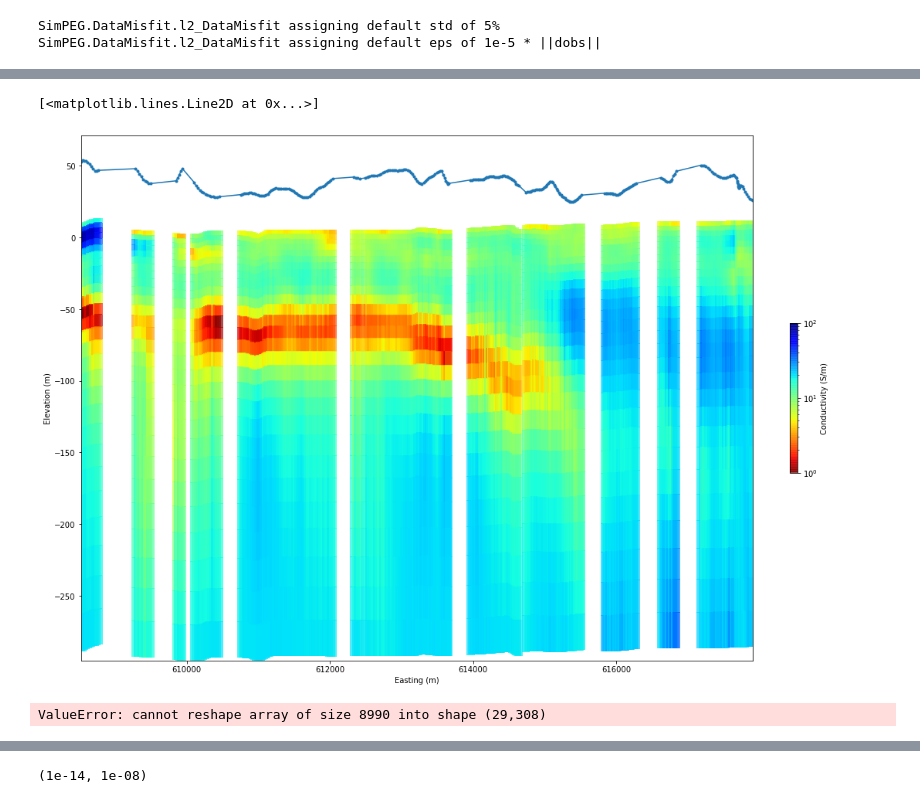
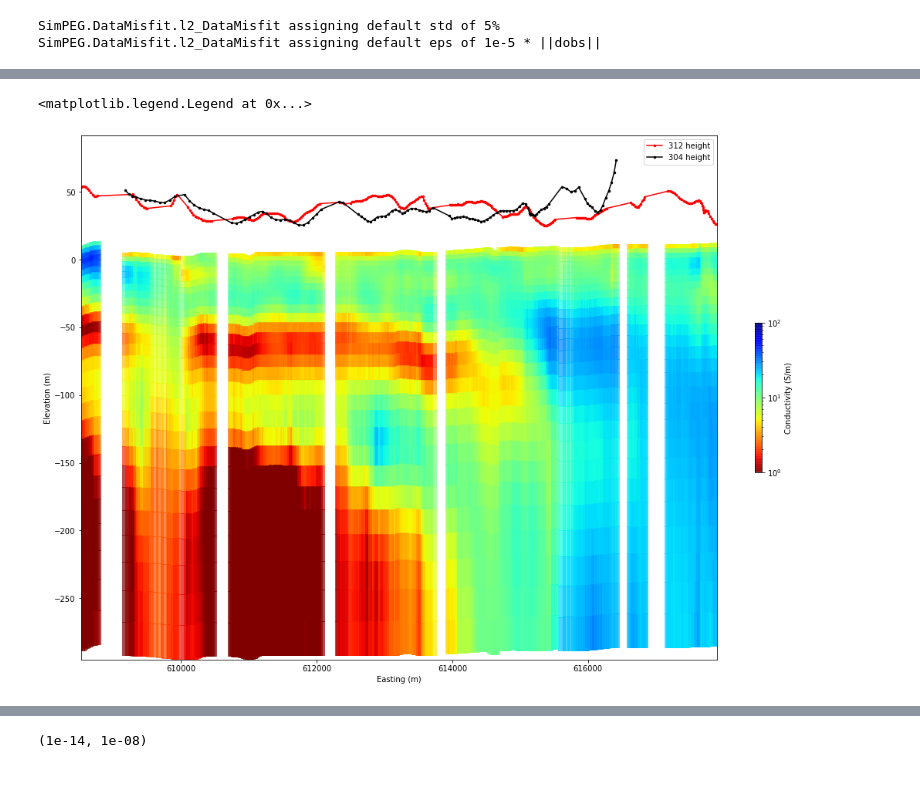
Before and after one commit to igotchalk/timelapseAEM, a Jupyter notebook: notebook/2D_2017-2019_together.ipynb, the cells around one changed output, grey strips where cells are left out. Saved outputs shown, nothing was run; the diff lists cells and outputs as text; code cells hidden in the pictures.

```diff
--- a/notebook/2D_2017-2019_together.ipynb
+++ b/notebook/2D_2017-2019_together.ipynb
@@ -32,28 +32,23 @@ df17 = df17.assign(skytem_type=304)
 df19 = df19.assign(skytem_type=312)
 # df = pd.concat((df17,df19),sort=False)
 # %%
-df = pd.read_pickle(datadir.joinpath('processed_df_1719.pkl'))
 line = 100501
 
-df = df.loc[df.skytem_type==312,:]
+df = pd.read_pickle(datadir.joinpath('processed_df_1719.pkl'))
+# df = df.loc[df.skytem_type==304,:]
 df =  df.loc[df.LINE_NO==line,:]
 
 
 ch1_cols = [c for c in df.columns if c.startswith('DBDT_Ch1')]
 ch2_cols = [c for c in df.columns if c.startswith('DBDT_Ch2')]
-NoGatesLM=28
-NoGatesHM=37
 
 
-
-
+#Remove soundings with few time gates
+thresh = 15
 msk = df.loc[df.CHANNEL_NO==1,ch1_cols]==9999.
-thresh = 10
 rm_mask = (df.loc[df.CHANNEL_NO==1,ch1_cols]==9999.).sum(axis=1) > thresh
 remove_inds = rm_mask[rm_mask==True].index
-# remove_inds = (msk.sum(axis=1) > thresh).index
 df = df.drop(index=np.r_[remove_inds,remove_inds+1])
-# df = df.drop(index=remove_inds+1)
 # %%
 # df = pd.read_pickle(datadir.joinpath('processed_df_1719.pkl'))
 
@@ -70,6 +68,7 @@ dem = df.loc[msk,'ELEVATION'].values[:]
 height = df.loc[msk,'INVALT'].values[:]
 # height = df.loc[msk,'TX_ALTITUDE'].values[:]
 system = df.loc[msk,'skytem_type'].values[:]
+msk_312 = system==312
 rx_locations = np.c_[xy[:,:], height+dem+2.]
 src_locations = np.c_[xy[:,:], height+dem]
 topo = np.c_[xy[:,:], dem]
@@ -420,7 +461,7 @@ uncert size 10164
 # x = (1e-2,10., 1.,)
 # y = (1e-2,1.,  1.,)
 # for alpha_s,alpha_x,alpha_y in zip(s,x,y):
-alpha_s,alpha_x,alpha_y = (1., 10., 1. )
+alpha_s,alpha_x,alpha_y = (1e-2, 10., 1. )
 output_dir = Path("/scratch/users/ianpg/timelapseAEM/l2-1719-s{}x{}y{}/"
                   .format(int(100*alpha_s),int(100*alpha_x),int(100*alpha_y)))
 
@@ -515,34 +556,22 @@ mopt = mopt2.copy()
 # %%
 import local_utils
 outDict = local_utils.load_obj(output_dir,'outDict')
+mopt = outDict[len(outDict)]['m']
 # %%
 from matplotlib.colors import LogNorm
 from simpegEM1D import ModelIO
 nskip = 1
 IO = ModelIO(
     hz=hz,
     topography=topo[:,:],
     physical_property=1./np.exp(Utils.mkvc(mopt.reshape((hz.size, n_sounding), order='F')[:,::nskip])),
     line=np.repeat(line, n_sounding)[::nskip].astype(float)
 )
 
 IO.plot_section(line_direction='x', scale='log', plot_type='pcolor', cmap='jet_r', aspect=20, clim=(1, 100), dx=50, i_line=0)
-plt.plot(xy[:,0],height[:],'.-',label='inv')
+plt.plot(xy[:,0][msk_312],height[:][msk_312],'r.-',ms=5,label='312 height')
+plt.plot(xy[:,0][~msk_312],height[:][~msk_312],'k.-',ms=5,label='304 height')
+plt.legend()
 # %% [output]
-[<matplotlib.lines.Line2D at 0x...>]
+<matplotlib.legend.Legend at 0x...>
-[figure, old version]
+[figure, new version]
-# %%
-from matplotlib.colors import LogNorm
-from simpegEM1D import ModelIO
-nskip = 1
-IO = ModelIO(
-    hz=hz,
-    topography=topo[:,:],
-    physical_property=1./np.exp(Utils.mkvc(m2.reshape((hz.size, n_sounding), order='F')[:,::nskip])),
-    line=np.repeat(line, n_sounding)[::nskip].astype(float)
-)
-
-IO.plot_section(line_direction='x', scale='log', plot_type='pcolor', cmap='jet_r', aspect=20, clim=(1, 100), dx=50, i_line=0)
-plt.plot(xy[:,0],height[:],'.-',label='inv')
-# %% [output]
-ValueError: cannot reshape array of size 8990 into shape (29,308)
```
Also changed, not shown: parts of 58 cells of this notebook.
